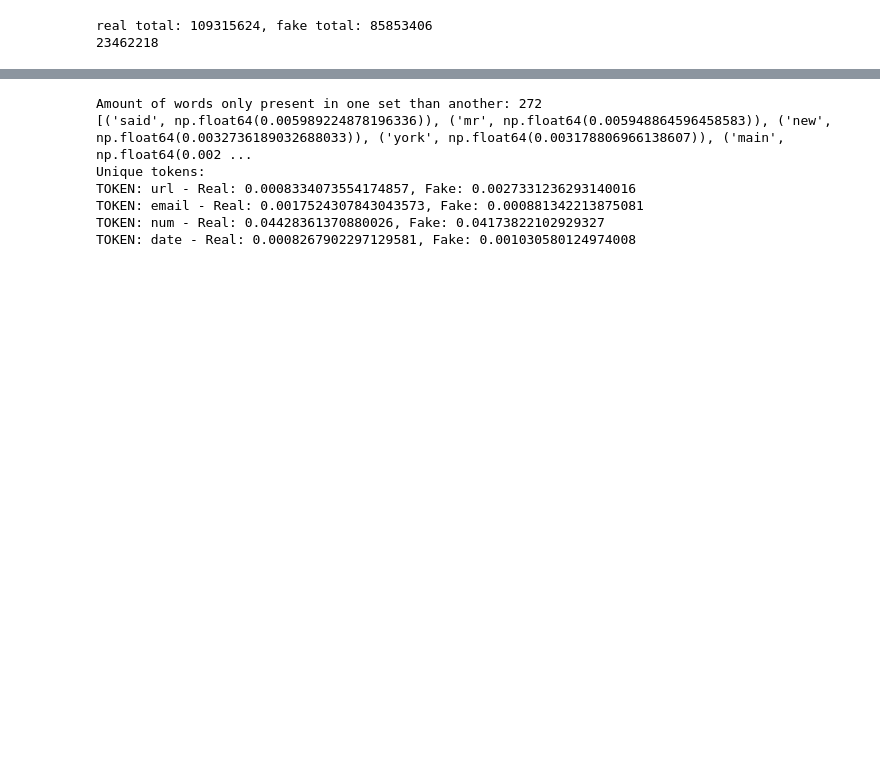
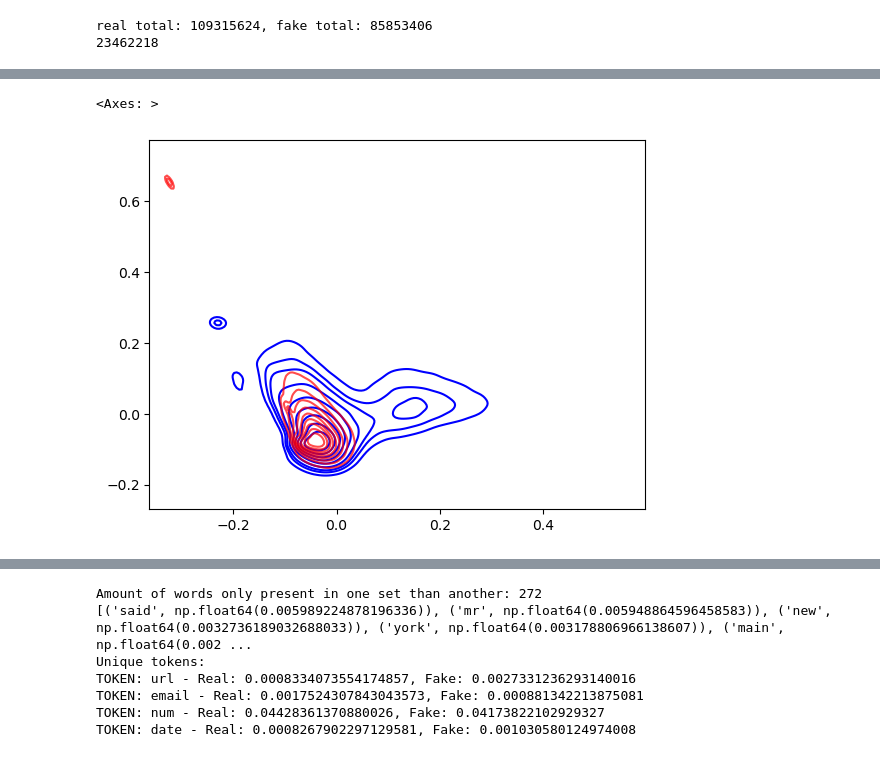
Before and after one commit to Laplace0000/GDS_TwoTime, a Jupyter notebook: src/project.ipynb, the cells around one changed output, grey strips where cells are left out. Cells and saved outputs as stored; diff of their text form; code cells hidden in the pictures; blank space fills up the shorter version.

```diff
--- a/src/project.ipynb
+++ b/src/project.ipynb
@@ -547,0 +577,6 @@ TypeError: 'int' object is not iterable
+# %%
+sns.kdeplot(x=PCA_real[:, 0], y=PCA_real[:, 1],color="blue", thresh=0.15)
+sns.kdeplot(x=PCA_fake[:, 0], y=PCA_fake[:, 1],color="red", thresh=0.15, alpha=0.7)
+# %% [output]
+<Axes: >
+[figure, added]
```
Also changed, not shown: parts of 13 cells of this notebook.
